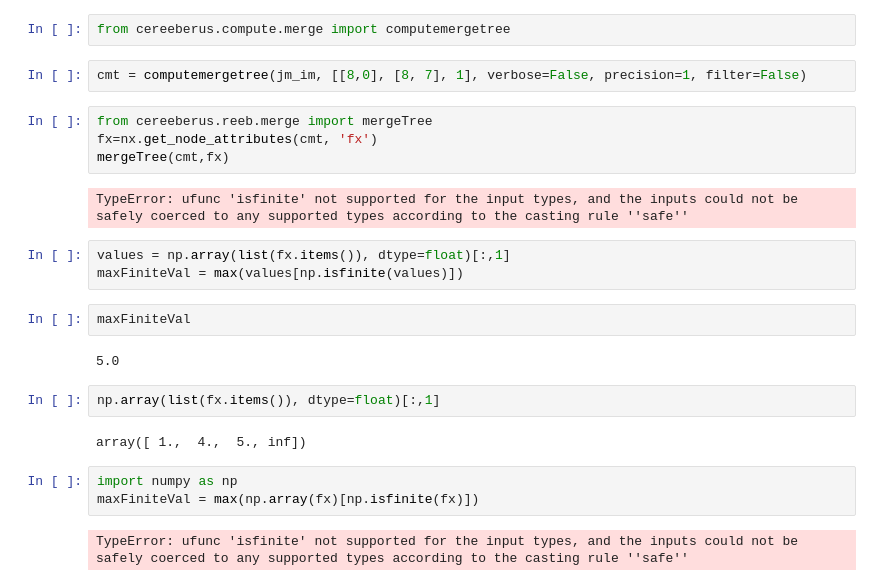
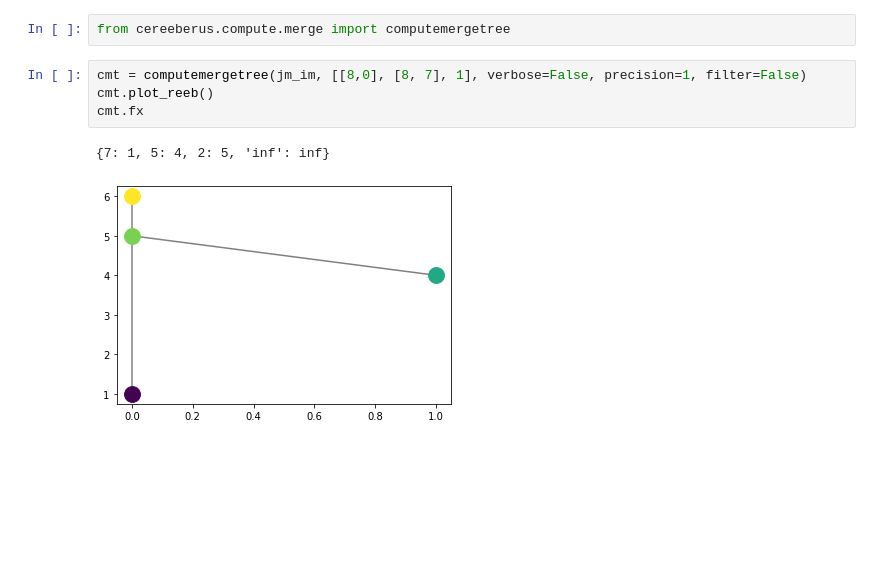
Before and after one commit to MunchLab/ceREEBerus, a Jupyter notebook: notebooks/reeb_plot.ipynb, the cells around one changed output. Cells and saved outputs as stored; diff of their text form; blank space fills up the shorter version.

Commit message:
updated to plot merge tree class

```diff
--- a/notebooks/reeb_plot.ipynb
+++ b/notebooks/reeb_plot.ipynb
@@ -176,25 +176,8 @@ We then import the `computemergetree` function, and provide a filtration.
 from cereeberus.compute.merge import computemergetree
 # %%
 cmt = computemergetree(jm_im, [[8,0], [8, 7], 1], verbose=False, precision=1, filter=False)
+cmt.plot_reeb()
+cmt.fx
+# %% [output]
+{7: 1, 5: 4, 2: 5, 'inf': inf}
+[figure, added]
-# %%
-from cereeberus.reeb.merge import mergeTree
-fx=nx.get_node_attributes(cmt, 'fx')
-mergeTree(cmt,fx)
-# %% [output]
-TypeError: ufunc 'isfinite' not supported for the input types, and the inputs could not be safely coerced to any supported types according to the casting rule ''safe''
-# %%
-values = np.array(list(fx.items()), dtype=float)[:,1]
-maxFiniteVal = max(values[np.isfinite(values)])
-# %%
-maxFiniteVal
-# %% [output]
-5.0
-# %%
-np.array(list(fx.items()), dtype=float)[:,1]
-# %% [output]
-array([ 1.,  4.,  5., inf])
-# %%
-import numpy as np
-maxFiniteVal = max(np.array(fx)[np.isfinite(fx)])
-# %% [output]
-TypeError: ufunc 'isfinite' not supported for the input types, and the inputs could not be safely coerced to any supported types according to the casting rule ''safe''
```
Also changed, not shown: parts of 28 cells of this notebook, 15 other files.
